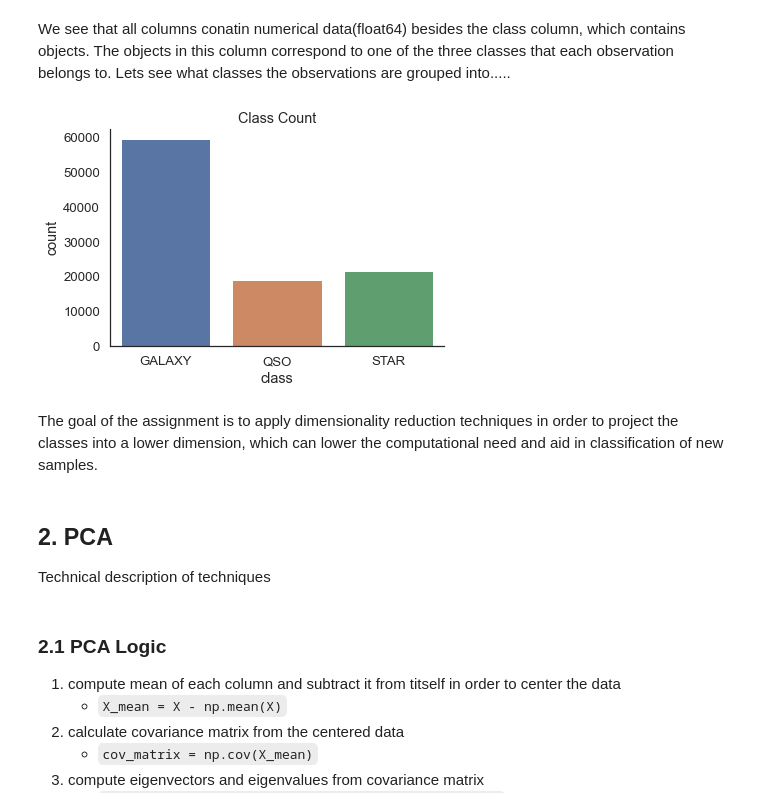
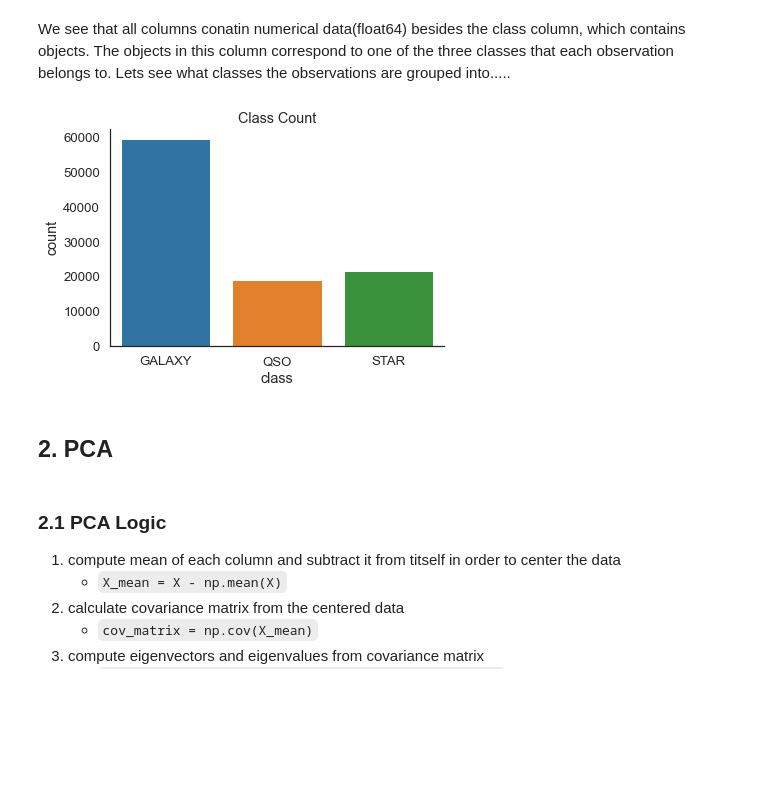
Before and after one commit to mcqueg/Unsupervised_ML, a Jupyter notebook: Dimensionality_Reduction.ipynb, the cells around one changed output. Cells and saved outputs as stored; diff of their text form; code cells hidden in the pictures; blank space fills up the shorter version.

```diff
--- a/Dimensionality_Reduction.ipynb
+++ b/Dimensionality_Reduction.ipynb
@@ -124,20 +125,16 @@ memory usage: 13.7+ MB
 We see that all columns conatin numerical data(float64) besides the class column, which contains objects. The objects in this column correspond to one of the three classes that each observation belongs to. Lets see what classes the observations are grouped into.....
 # %%
 # plot the number of observations within each class
-sns.countplot(df['class'], palette="deep")
+sns.countplot(df['class'])
 sns.despine()
 plt.title("Class Count")
 
 plt.show()
 # %% [output]
-[figure, old version]
+[figure, new version]
-# %% [markdown]
-The goal of the assignment is to apply dimensionality reduction techniques in order to project the classes into a lower dimension, which can lower the computational need and aid in classification of new samples.
 # %% [markdown]
 
 ## 2. PCA<a class="anchor" id="pca"></a>
-
- Technical description of techniques
 # %% [markdown]
 
 ### 2.1 PCA Logic<a class="anchor" id="pca-logic"></a>
```
Also changed, not shown: parts of 16 cells of this notebook.
